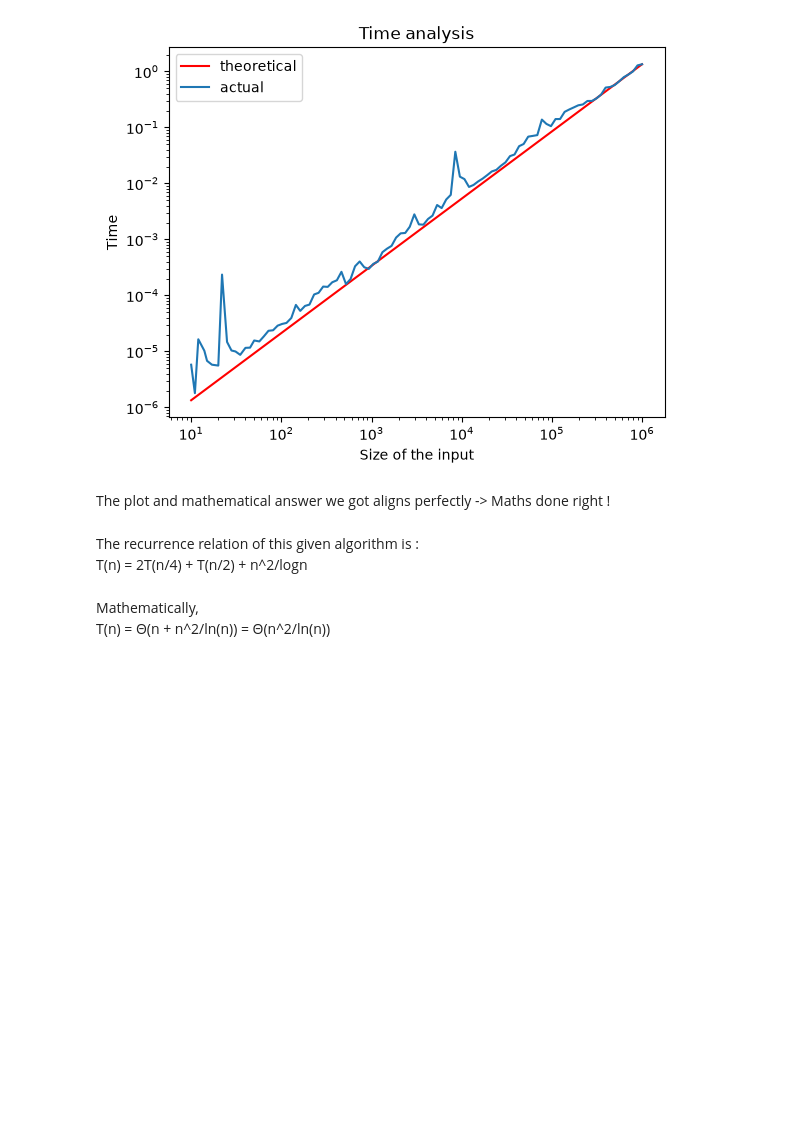
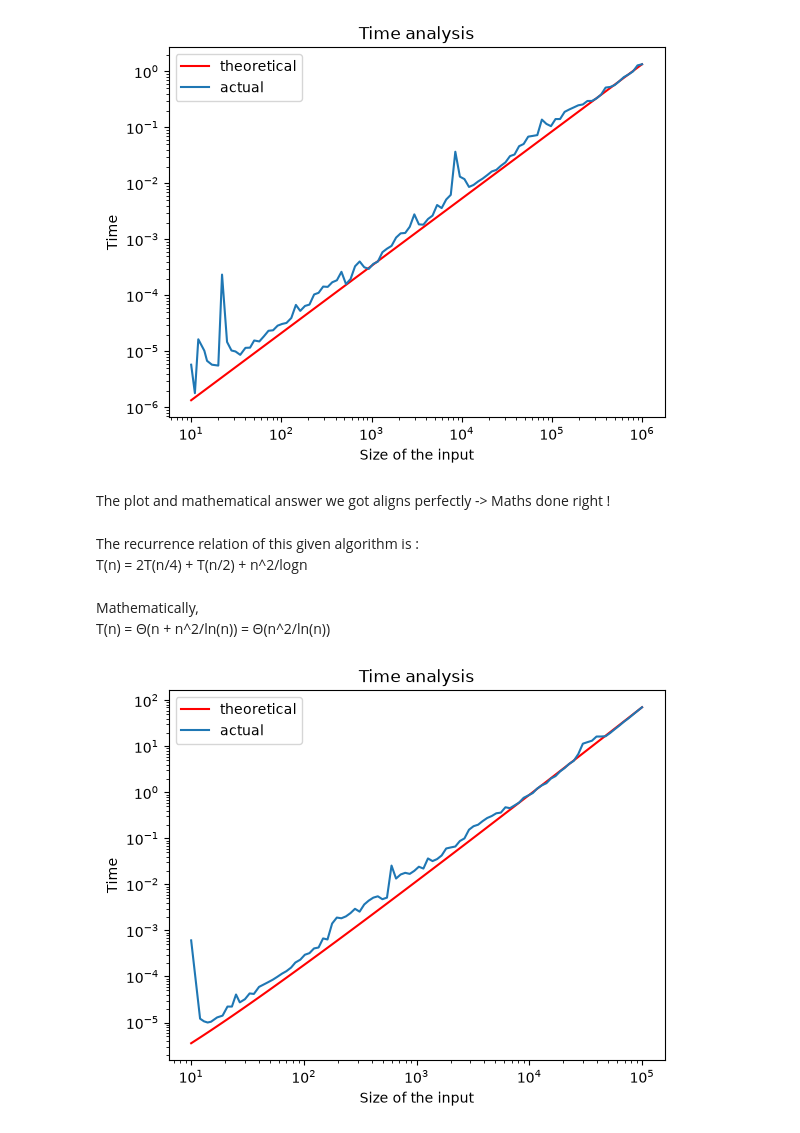
Before and after one commit to amanml2026/DSA-journey, a Jupyter notebook: complexity_analysis.ipynb, the cells around one changed output. Drawn from its saved outputs; the diff is of its cells as text; code cells hidden in the pictures; blank space fills up the shorter version.

Commit message:
analysed the plot -> perfect

```diff
--- a/complexity_analysis.ipynb
+++ b/complexity_analysis.ipynb
@@ -363,3 +363,8 @@ T(n) = 2T(n/4) + T(n/2) + n^2/logn
 # %% [markdown]
 Mathematically,<br>
 T(n) = Θ(n + n^2/ln(n)) = Θ(n^2/ln(n))
+# %%
+# Analysing the plot to verify the simplified time complexity in aysmpotic notation
+Time_Analyse(toy4,lambda n: n**2/(math.log(n)))
+# %% [output]
+[figure, added]
```
